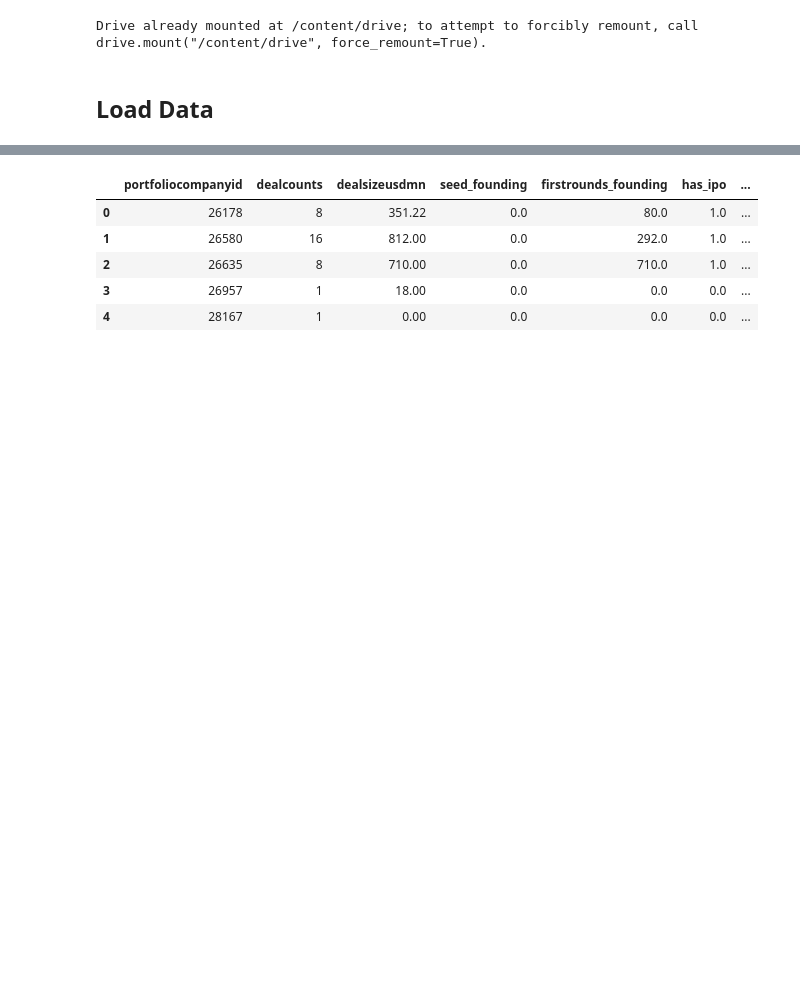
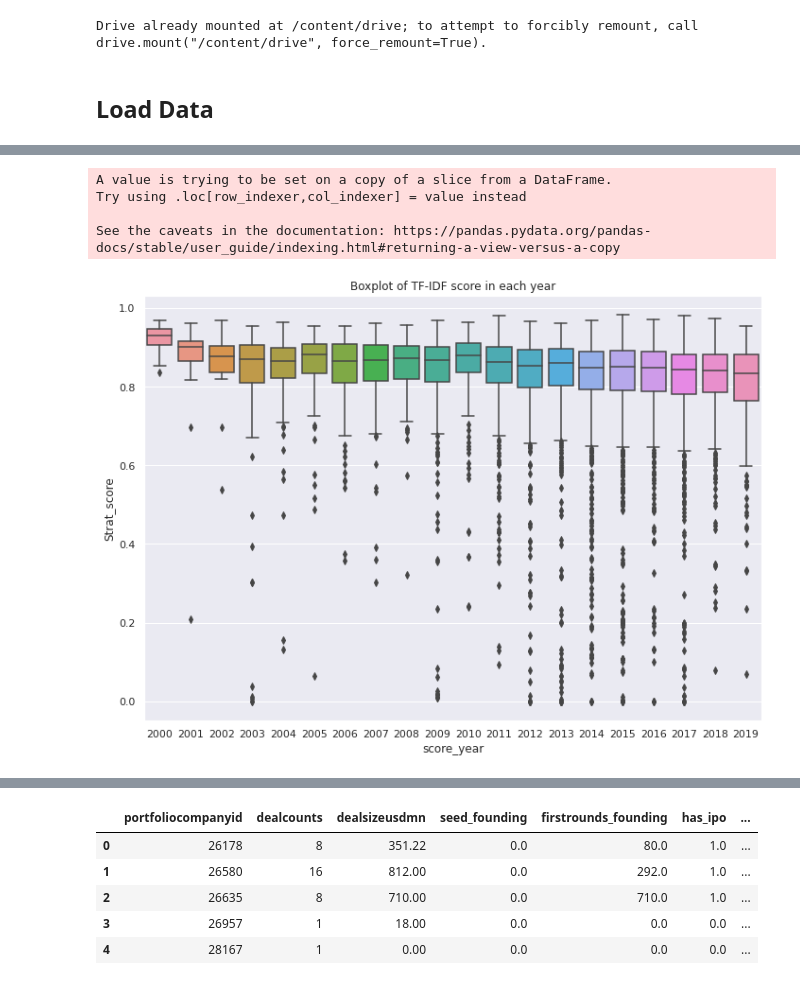
Before and after one commit to derekcoding1/StartupStrategy, a Jupyter notebook: Notebooks/Prediction/linear_regression.ipynb, the cells around one changed output, grey strips where cells are left out. Saved outputs shown, nothing was run; the diff lists cells and outputs as text; code cells hidden in the pictures; blank space fills up the shorter version.

```diff
--- a/Notebooks/Prediction/linear_regression.ipynb
+++ b/Notebooks/Prediction/linear_regression.ipynb
@@ -20,0 +57,12 @@ score_BERT = pd.read_csv("/content/drive/MyDrive/Capstone Shared Docs/strategy s
+# %%
+# year distribution of score data
+tfidf_all_select["score_year"] = tfidf_all_select["score_year"].astype('category')
+#plt.boxplot(tfidf_all_select.score_year,tfidf_all_select.Strat_score)
+sns.set(rc={'figure.figsize':(11.7,8.27)})
+ax = sns.boxplot(x="score_year", y="Strat_score", data=tfidf_all_select).set_title('Boxplot of TF-IDF score in each year')
+# %% [output]
+A value is trying to be set on a copy of a slice from a DataFrame.
+Try using .loc[row_indexer,col_indexer] = value instead
+
+See the caveats in the documentation: https://pandas.pydata.org/pandas-docs/stable/user_guide/indexing.html#returning-a-view-versus-a-copy
+[figure, added]
```
Also changed, not shown: parts of 31 cells of this notebook, 1 other file.
